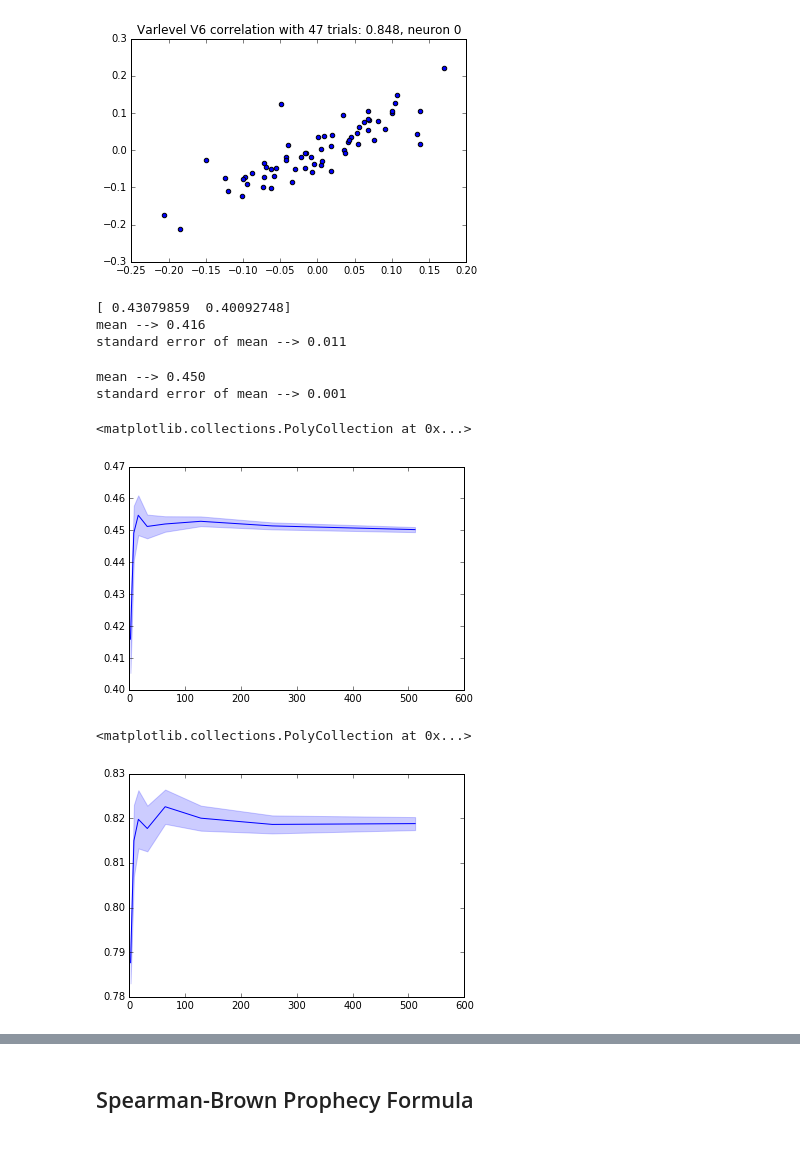
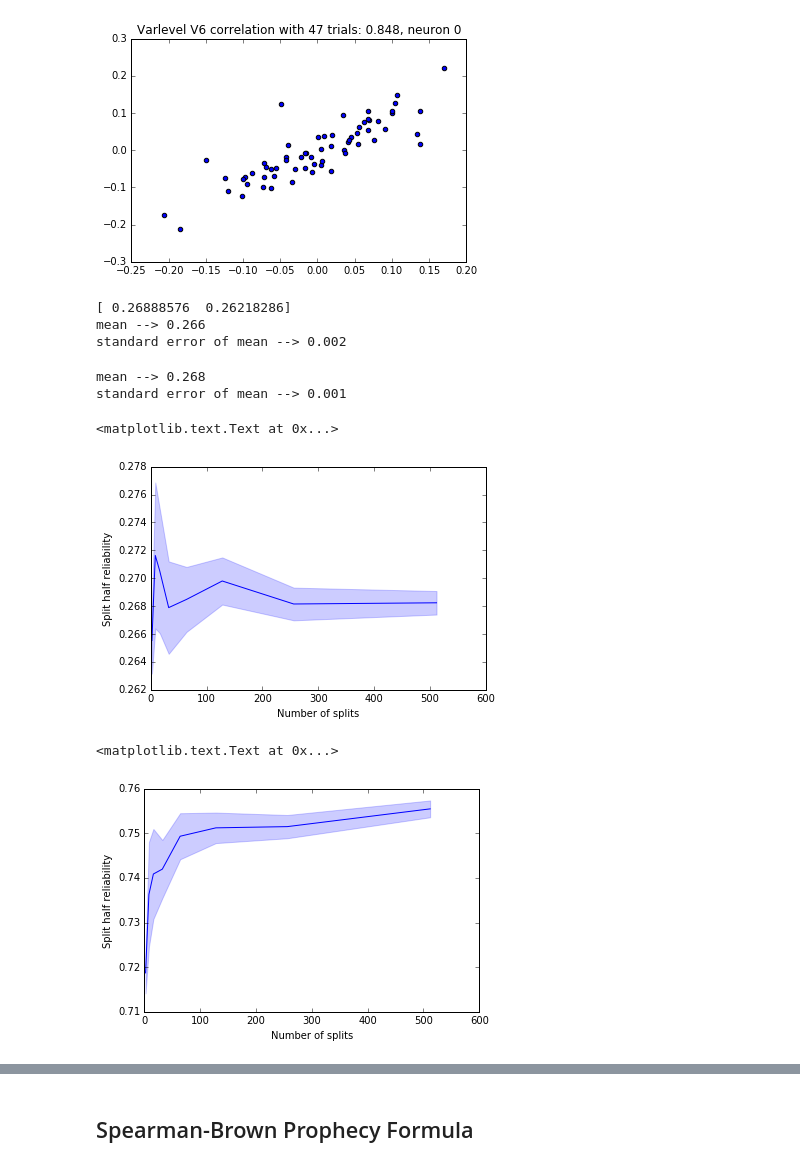
Before and after one commit to neuroailab/psych253, a Jupyter notebook: Lecture2.ipynb, the cells around one changed output, grey strips where cells are left out. Saved outputs shown, nothing was run; the diff lists cells and outputs as text; code cells hidden in the pictures.

```diff
--- a/Lecture2.ipynb
+++ b/Lecture2.ipynb
@@ -353,11 +377,11 @@ def get_correlation(data_by_trial, num_trials, num_splits):
 
         #take the first num_trials/2 and second num_trials/2 pieces of the data
         first_half_of_trial_indices = perm[:num_trials / 2]
-        second_half_of_trial_indices = perm[num_trials / 2: ]
+        second_half_of_trial_indices = perm[num_trials / 2: num_trials]
 
         #mean over trial dimension
-        mean_first_half_of_trials = data_by_trial[:, first_half_of_trial_indices].mean(1)
-        mean_second_half_of_trials = data_by_trial[:, second_half_of_trial_indices].mean(1)
+        mean_first_half_of_trials = data_by_trial[:, first_half_of_trial_indices].mean(axis=1)
+        mean_second_half_of_trials = data_by_trial[:, second_half_of_trial_indices].mean(axis=1)
 
         #compute the correlation between the means
         corrval = stats.pearsonr(mean_first_half_of_trials, mean_second_half_of_trials)[0]
@@ -394,9 +418,9 @@ print(corrvals)
 print('mean --> %.3f' % corrvals.mean())
 print('standard error of mean --> %.3f' % (corrvals.std() / np.sqrt(num_splits)))
 # %% [output]
-[ 0.43079859  0.40092748]
-mean --> 0.416
-standard error of mean --> 0.011
+[ 0.26888576  0.26218286]
+mean --> 0.266
+standard error of mean --> 0.002
 # %%
 #... and now at 500 splits
 neuron_ind = 0
@@ -412,38 +436,40 @@ corrvals = get_correlation(IT_Data_by_trial[vl][:, :, neuron_ind],
 print('mean --> %.3f' % corrvals.mean())
 print('standard error of mean --> %.3f' % (corrvals.std() / np.sqrt(num_splits)))
 # %% [output]
-mean --> 0.450
+mean --> 0.268
 standard error of mean --> 0.001
 # %%
 #in fact, let's plot reliability estimate and the SEM as a function of the number of splits
 #... first for 10 trials
 
 neuron_ind = 0
 vl = 'V6'
 
 num_trials = 10
 
 means = []
 sems = []
 
 num_splits = [2, 8, 16, 32, 64, 128, 256, 512]
 for ns in num_splits:
     cs = get_correlation(IT_Data_by_trial[vl][:, :, neuron_ind],
                            num_trials,
                            ns)
     mean = cs.mean()
     means.append(mean)
     sem = cs.std() / np.sqrt(ns)
     sems.append(sem)
 
 means = np.array(means)
 sems = np.array(sems)
 
 plt.plot(num_splits, means)
 plt.fill_between(num_splits, means - sems, means + sems, color='b', alpha = 0.2)
+plt.xlabel('Number of splits')
+plt.ylabel('Split half reliability')
 # %% [output]
-<matplotlib.collections.PolyCollection at 0x...>
+<matplotlib.text.Text at 0x...>
-[figure, old version]
+[figure, new version]
 # %%
 #... now for 25 trials
 neuron_ind = 0
@@ -469,11 +495,13 @@ sems = np.array(sems)
 
 plt.plot(num_splits, means)
 plt.fill_between(num_splits, means - sems, means + sems, color='b', alpha = 0.2)
+plt.xlabel('Number of splits')
+plt.ylabel('Split half reliability')
 
 #conclusion:  it looks like having num_splits ~ 10 * num_trials is good enough
 # %% [output]
-<matplotlib.collections.PolyCollection at 0x...>
+<matplotlib.text.Text at 0x...>
-[figure, old version]
+[figure, new version]
 # %%
 #ok so now let's look at reliability as a function of number of trials
 
```
Also changed, not shown: parts of 12 cells of this notebook.
